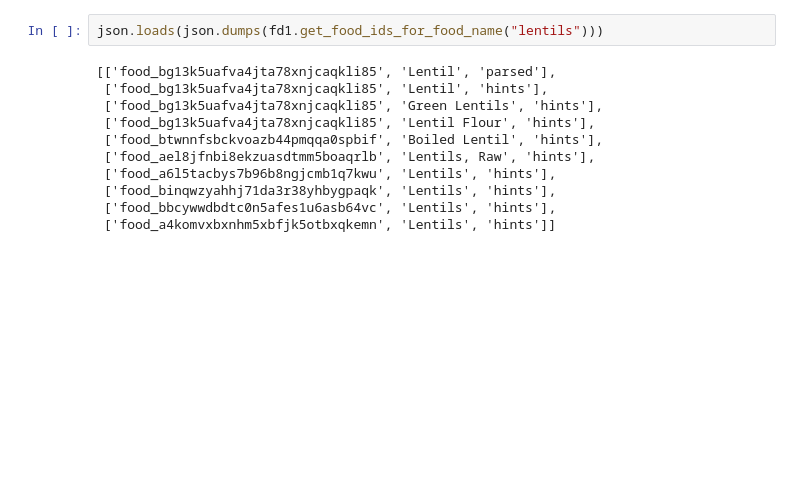
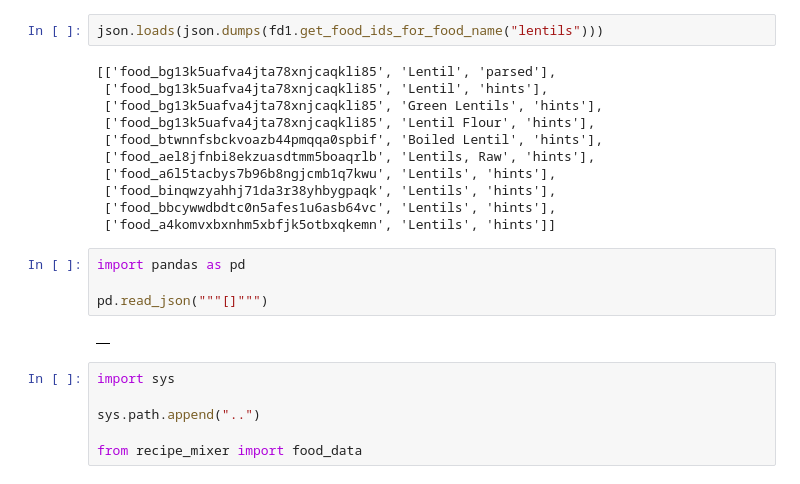
Before and after one commit to antoniotre86/recipe-mixer, a Jupyter notebook: notebooks/EDA.ipynb, the cells around one changed output. Drawn from its saved outputs; the diff is of its cells as text; blank space fills up the shorter version.

```diff
--- a/notebooks/EDA.ipynb
+++ b/notebooks/EDA.ipynb
@@ -487,3 +487,15 @@ json.loads(json.dumps(fd1.get_food_ids_for_food_name("lentils")))
  ['food_binqwzyahhj71da3r38yhbygpaqk', 'Lentils', 'hints'],
  ['food_bbcywwdbdtc0n5afes1u6asb64vc', 'Lentils', 'hints'],
  ['food_a4komvxbxnhm5xbfjk5otbxqkemn', 'Lentils', 'hints']]
+# %%
+import pandas as pd
+
+pd.read_json("""[]""")
+# %% [output]
+|  |
+# %%
+import sys
+
+sys.path.append("..")
+
+from recipe_mixer import food_data
```
Also changed, not shown: parts of 6 cells of this notebook, 1 other file.
